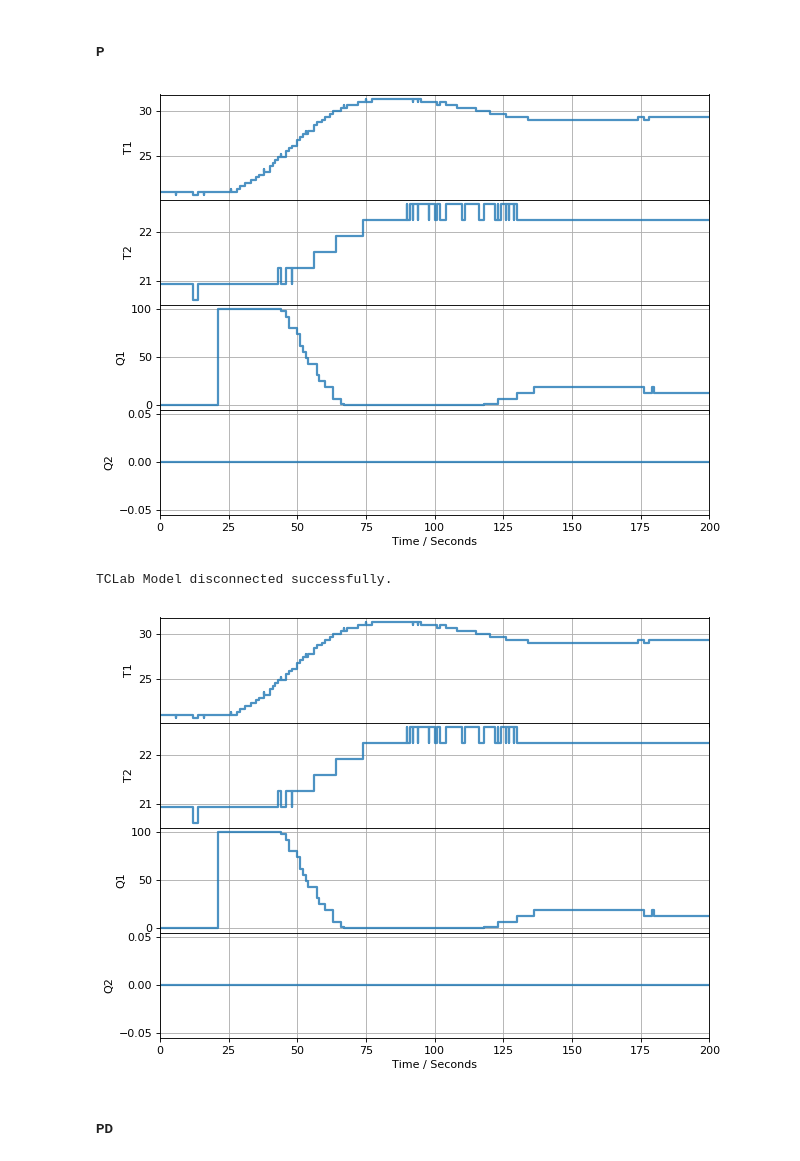
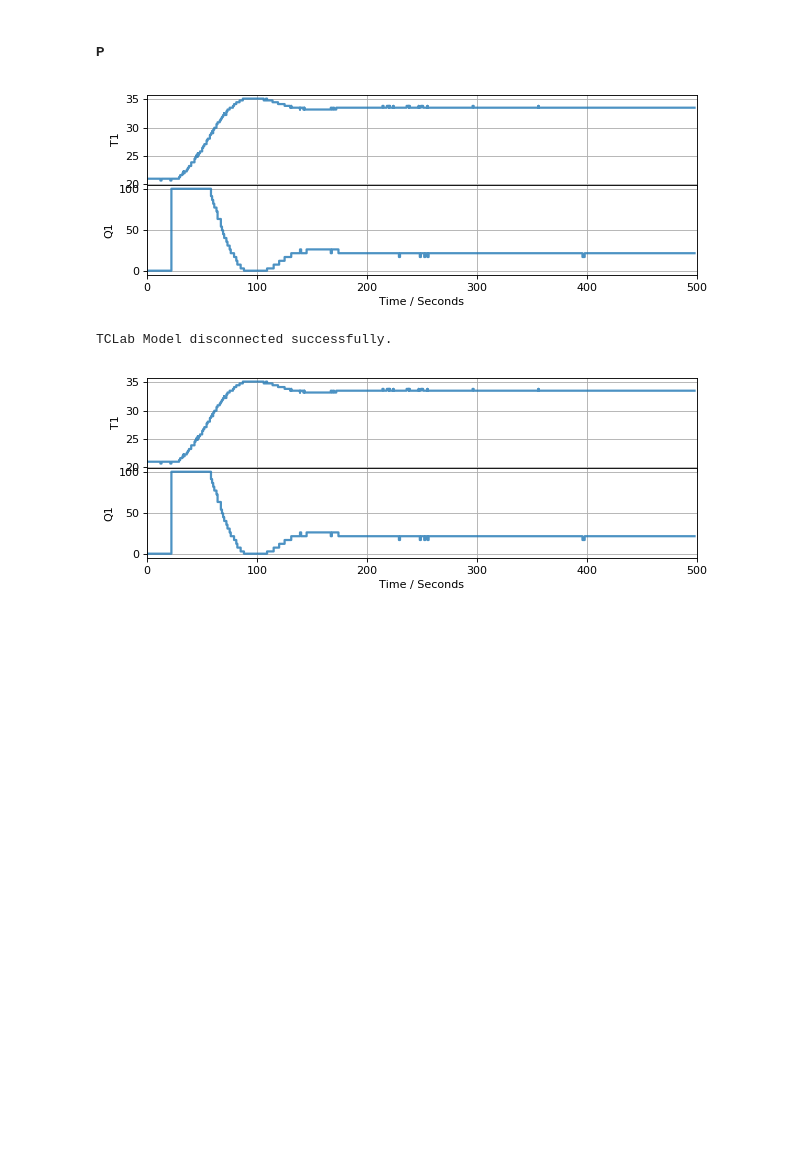
Before and after one commit to JarrydWebber/CPB-Group-17-2020, a Jupyter notebook: Cohen-Coon Controllers.ipynb, the cells around one changed output. Drawn from its saved outputs; the diff is of its cells as text; code cells hidden in the pictures; blank space fills up the shorter version.

```diff
--- a/Cohen-Coon Controllers.ipynb
+++ b/Cohen-Coon Controllers.ipynb
@@ -132,18 +252,17 @@ plt.show()
 # %% [markdown]
 ##### PID
 # %%
-TCLab = tclab.setup(connected=False, speedup=100)
-
-# Gc_PID = controller_block('PID', [24, 43, 6])
-# This is already defined above
+TCLab = tclab.setup(connected=False, speedup=10)
 
 with TCLab() as lab:
-    h = tclab.Historian(lab.sources)
+    sources = [('T1', lambda: lab.T1),
+               ('Q1', lambda: lab.U1)]
+    h = tclab.Historian(sources)
     p = Plotter(h, 1200)
 
     for t in clock(1200):
         if t < 300:
-            T1sp = 30
+            T1sp = 20
         else:
             T1sp = 50
 
@@ -153,7 +272,6 @@ with TCLab() as lab:
         Gc_PID.change_input(t, e)
         Gc_PID.change_state(Gc_PID.state + Gc_PID.derivative(e))
 
-
         h.update(t)
         p.update(t)
 # %% [output]
@@ -165,14 +285,13 @@ TCLab Model disconnected successfully.
 # %%
 TCLab = tclab.setup(connected=False, speedup=10)
 
-# Gc_PI = controller_block('PI', [16, 48]) # parameters = Kc_PI, τI_PI
-# This is already defined above
+with TCLab() as lab:
+    sources = [('T1', lambda: lab.T1),
+                ('Q1', lambda: lab.U1)]
+    h = tclab.Historian(sources)
+    p =Plotter(h, 500)
 
-with TCLab() as lab:
-    h = tclab.Historian(lab.sources)
-    p=Plotter(h, 100)
-
-    for t in clock(100):
+    for t in clock(500):
         if t < 20:
             T1sp = 20
         else:
@@ -195,30 +314,28 @@ TCLab Model disconnected successfully.
 # %%
 TCLab = tclab.setup(connected=False, speedup=10)
 
-# Gc_P = controller_block('P', [19]) # parameters = Kc_P
-# This is already defined above
 
 with TCLab() as lab:
-    h = tclab.Historian(lab.sources)
-    p=Plotter(h, 200)
+    sources = [('T1', lambda: lab.T1),
+                ('Q1', lambda: lab.U1)]
+    h = tclab.Historian(sources)
+    p = Plotter(h, 500)
 
-    for t in clock(200):
+    for t in clock(500):
         if t < 20:
             T1sp = 20
         else:
-            T1sp = 30
+            T1sp = 35
         Q1 = lab.Q1(Gc_P.output)
         T1 = lab.T1
         e = T1sp-T1
         Gc_P.change_input(t,e)
         Gc_P.change_state(Gc_P.state + Gc_P.derivative(e))
 
 
         h.update(t)
         p.update(t)
 # %% [output]
-[figure, old version]
+[figure, new version]
 TCLab Model disconnected successfully.
-[figure, old version]
+[figure, new version]
-# %% [markdown]
-##### PD
```
Also changed, not shown: parts of 32 cells of this notebook.
